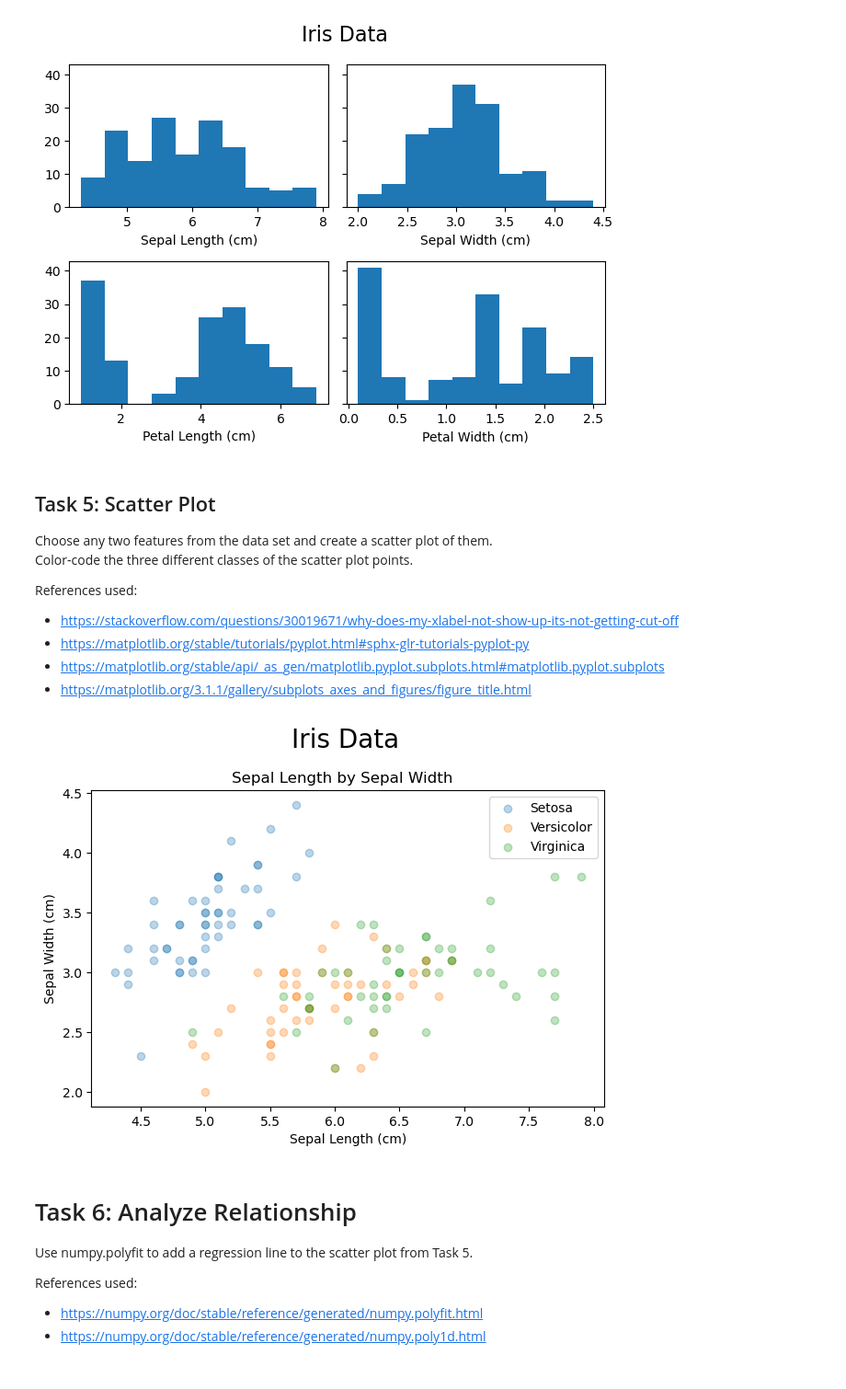
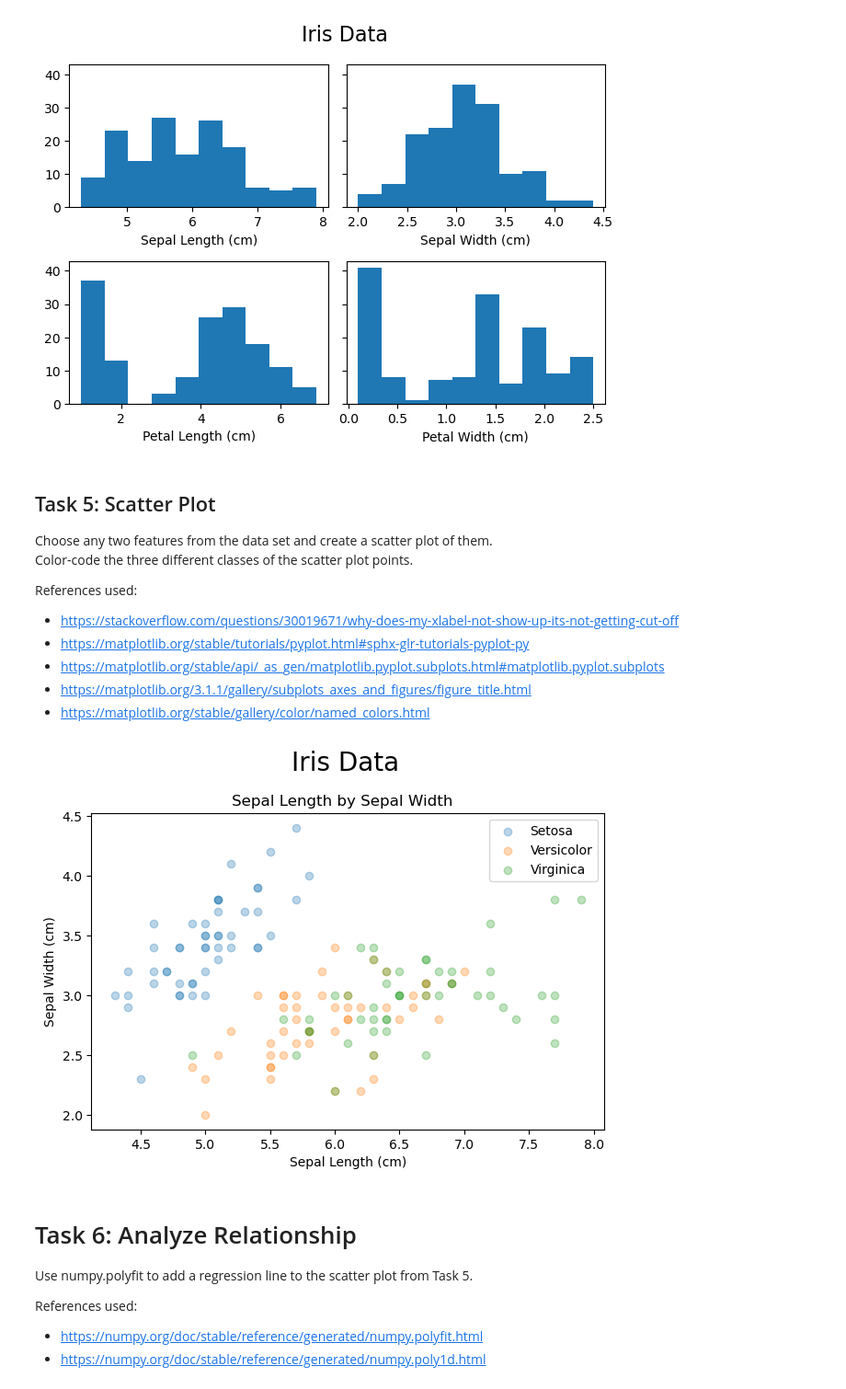
Before and after one commit to CeamanCollins/principles_of_data_analytics_assessment, a Jupyter notebook: tasks.ipynb, the cells around one changed output. Shown: that part at 92% size. Saved outputs shown, nothing was run; the diff lists cells and outputs as text; code cells hidden in the pictures.

```diff
--- a/tasks.ipynb
+++ b/tasks.ipynb
@@ -136,22 +158,22 @@ References used:
 - https://matplotlib.org/stable/gallery/statistics/hist.html
 # %%
 # Storing columns of data as variables.
-dist1 = data['sepal length (cm)']
-dist2 = data['sepal width (cm)']
-dist3 = data['petal length (cm)']
-dist4 = data['petal width (cm)']
+sepal_length = data['sepal length (cm)']
+sepal_width = data['sepal width (cm)']
+petal_length = data['petal length (cm)']
+petal_width = data['petal width (cm)']
 
 # Creating a 2 by 2 grid of plots that share a y axis with the padding around the plots adjusted.
 fig, axs = plt.subplots(2, 2, sharey=True, tight_layout=True)
 
 # Creating histograms in each of the 4 plots and setting x labels for each.
-axs[0,0].hist(dist1)
+axs[0,0].hist(sepal_length)
 axs[0,0].set_xlabel('Sepal Length (cm)')
-axs[0,1].hist(dist2)
+axs[0,1].hist(sepal_width)
 axs[0,1].set_xlabel('Sepal Width (cm)')
-axs[1,0].hist(dist3)
+axs[1,0].hist(petal_length)
 axs[1,0].set_xlabel('Petal Length (cm)')
-axs[1,1].hist(dist4)
+axs[1,1].hist(petal_width)
 axs[1,1].set_xlabel('Petal Width (cm)')
 
 # Creating a title and setting fontsize and placement.
@@ -169,28 +191,29 @@ References used:
 - https://matplotlib.org/stable/tutorials/pyplot.html#sphx-glr-tutorials-pyplot-py
 - https://matplotlib.org/stable/api/_as_gen/matplotlib.pyplot.subplots.html#matplotlib.pyplot.subplots
 - https://matplotlib.org/3.1.1/gallery/subplots_axes_and_figures/figure_title.html
+- https://matplotlib.org/stable/gallery/color/named_colors.html
 # %%
 # Creating a single plot with adjusted padding.
 fig, ax = plt.subplots(tight_layout=True)
 
 # Creating scatter plots for each of the target variables in different colours on the same axis.
-ax.scatter(dist1[0:50],dist2[0:50], c='tab:blue', label='Setosa', alpha=0.3)
-ax.scatter(dist1[51:100],dist2[51:100], c='tab:orange', label='Versicolor', alpha=0.3)
-ax.scatter(dist1[101:150],dist2[101:150], c='tab:green', label='Virginica', alpha=0.3)
+ax.scatter(sepal_length[0:49],sepal_width[0:49], c='tab:blue', label='Setosa', alpha=0.3)
+ax.scatter(sepal_length[50:99],sepal_width[50:99], c='tab:orange', label='Versicolor', alpha=0.3)
+ax.scatter(sepal_length[100:149],sepal_width[100:149], c='tab:green', label='Virginica', alpha=0.3)
 
 # Setting labels for the axis.
 ax.set_xlabel('Sepal Length (cm)')
 ax.set_ylabel('Sepal Width (cm)')
 
 # Displaying legend.
 ax.legend()
 
 # Setting title for figure and plot.
 plt.suptitle('Iris Data', fontsize=20, x=0.535)
 plt.title('Sepal Length by Sepal Width', x=0.49)
 plt.show()
 # %% [output]
-[figure, old version]
+[figure, new version]
 # %% [markdown]
 # Task 6: Analyze Relationship
 
```
Also changed, not shown: parts of 5 cells of this notebook.
